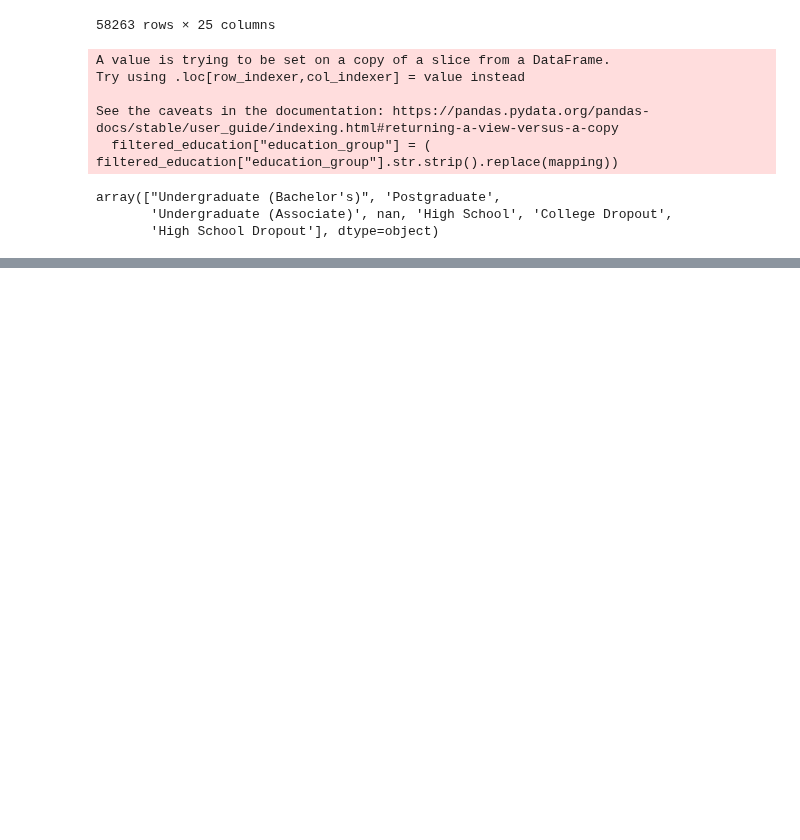
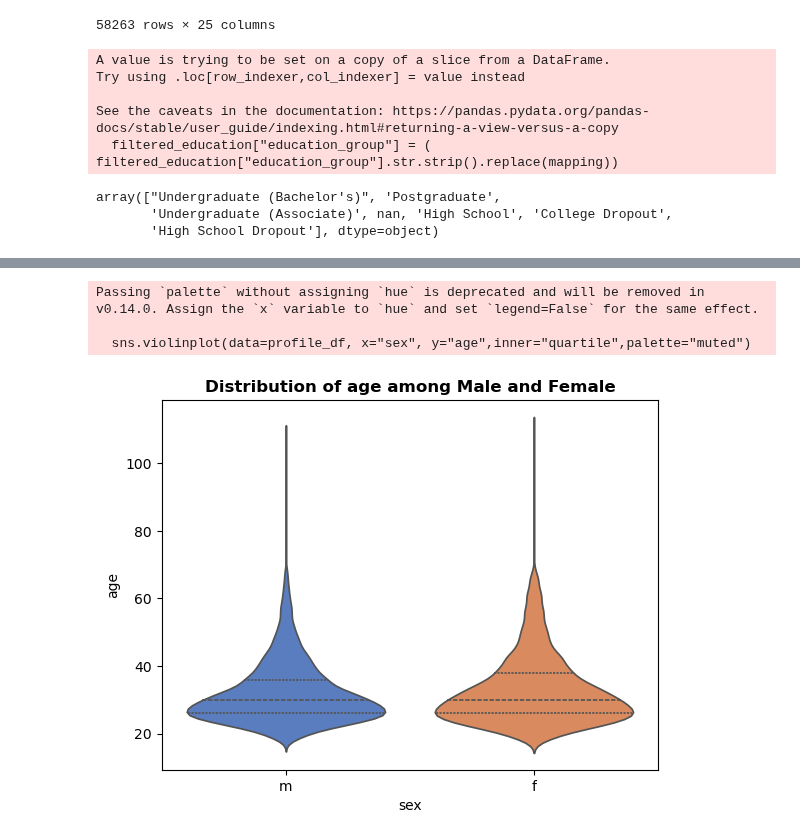
Before and after one commit to radiah23/OkCupid-Data-Analysis, a Jupyter notebook: main.ipynb, the cells around one changed output, grey strips where cells are left out. Saved outputs shown, nothing was run; the diff lists cells and outputs as text; code cells hidden in the pictures; blank space fills up the shorter version.

```diff
--- a/main.ipynb
+++ b/main.ipynb
@@ -281,0 +338,9 @@ Chi2ContingencyResult(statistic=np.float64(466.1600806007988), pvalue=np.float64
+# %%
+sns.violinplot(data=profile_df, x="sex", y="age",inner="quartile",palette="muted")
+plt.title("Distribution of age among Male and Female",fontweight = "bold")
+plt.show()
+# %% [output]
+Passing `palette` without assigning `hue` is deprecated and will be removed in v0.14.0. Assign the `x` variable to `hue` and set `legend=False` for the same effect.
+
+  sns.violinplot(data=profile_df, x="sex", y="age",inner="quartile",palette="muted")
+[figure, added]
```
Also changed, not shown: parts of 16 cells of this notebook.
